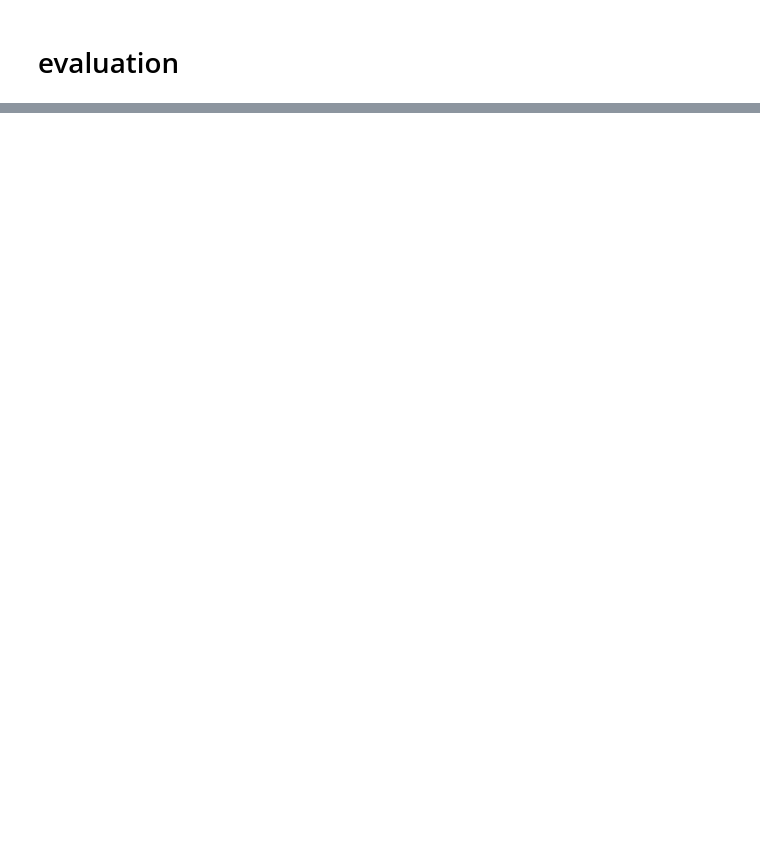
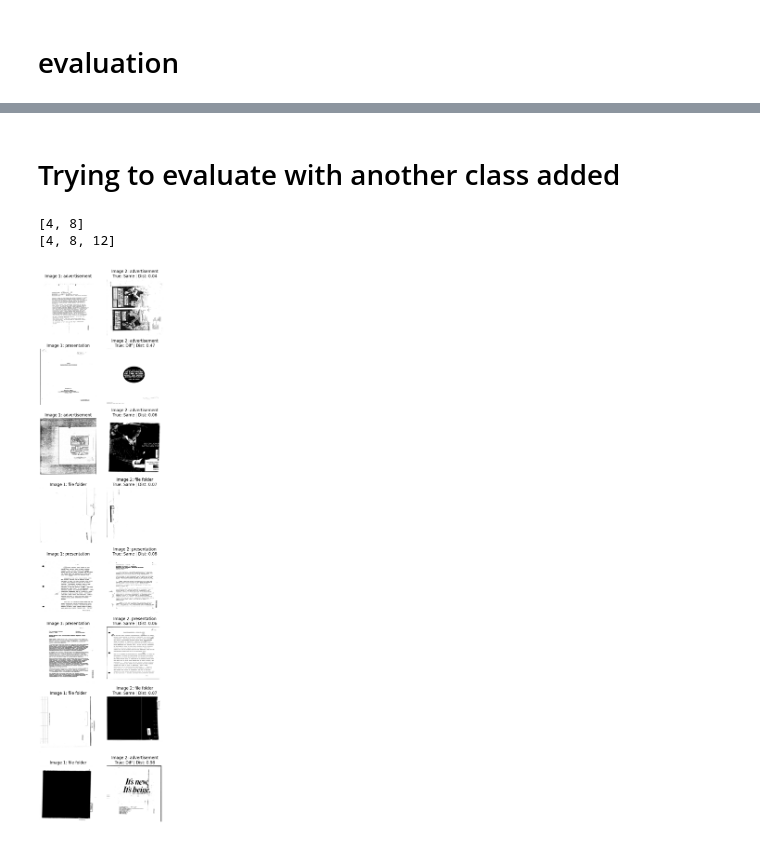
Before and after one commit to lucahuen/bachelor_siamese_network, a Jupyter notebook: rvl_cdip_siamese_network.ipynb, the cells around one changed output, grey strips where cells are left out. Cells and saved outputs as stored; diff of their text form; code cells hidden in the pictures; blank space fills up the shorter version.

```diff
--- a/rvl_cdip_siamese_network.ipynb
+++ b/rvl_cdip_siamese_network.ipynb
@@ -417,0 +617,17 @@ evaluate_siamese_model(net, test_dataset)
+# %% [markdown]
+# Trying to evaluate with another class added
+# %%
+print(ALLOWED_CLASSES)
+NEW_ALLOWED_CLASSES = [4, 8, 12]
+print(NEW_ALLOWED_CLASSES)
+# %% [output]
+[4, 8]
+[4, 8, 12]
+# %%
+added_class_val_dataset = SiameseDocumentDataset(split="val", transform=transform, max_samples=5000,
+                                                 allowed_classes=NEW_ALLOWED_CLASSES)
+added_class_val_dataloader = DataLoader(dataset=added_class_val_dataset, shuffle=False, batch_size=BATCH_SIZE)
+# %%
+visualize_siamese_distances(net, added_class_val_dataloader, device, max_pairs=8)
+# %% [output]
+[figure, added]
```
Also changed, not shown: parts of 27 cells of this notebook, 1 other file.
